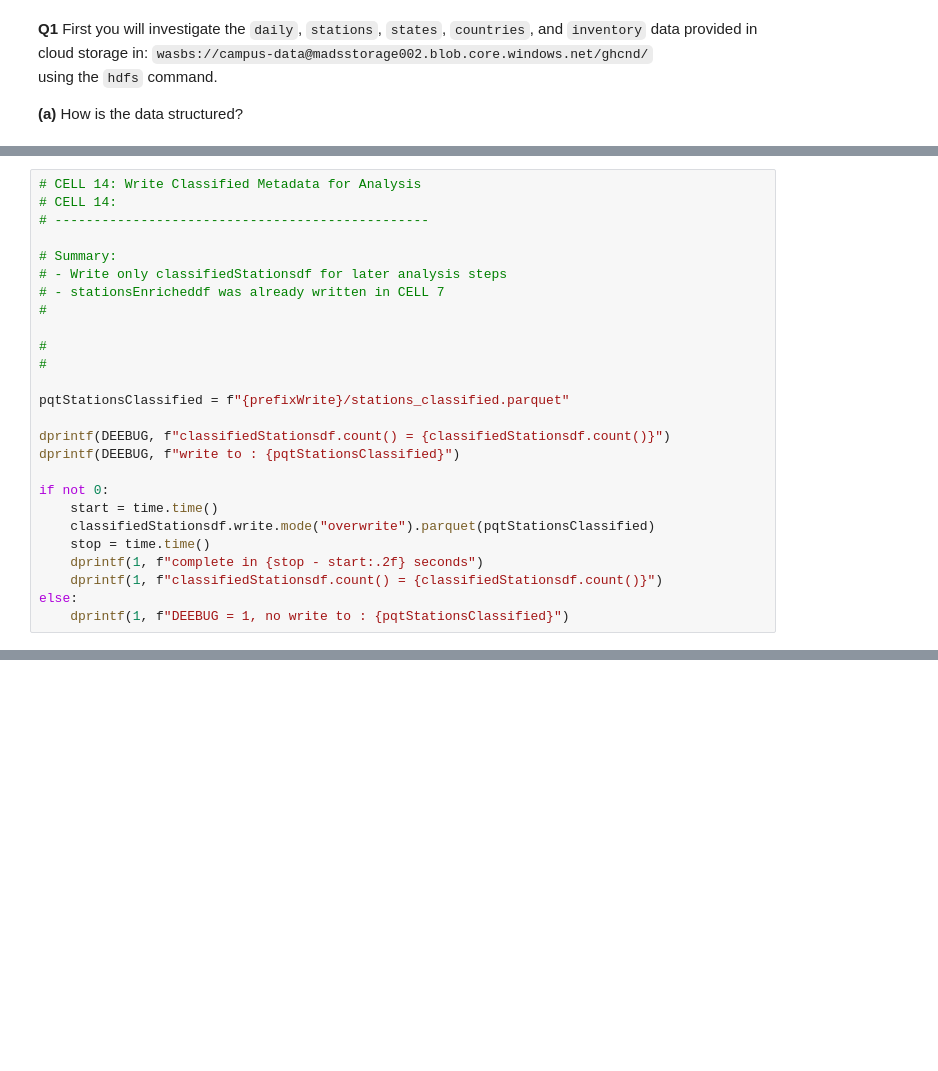
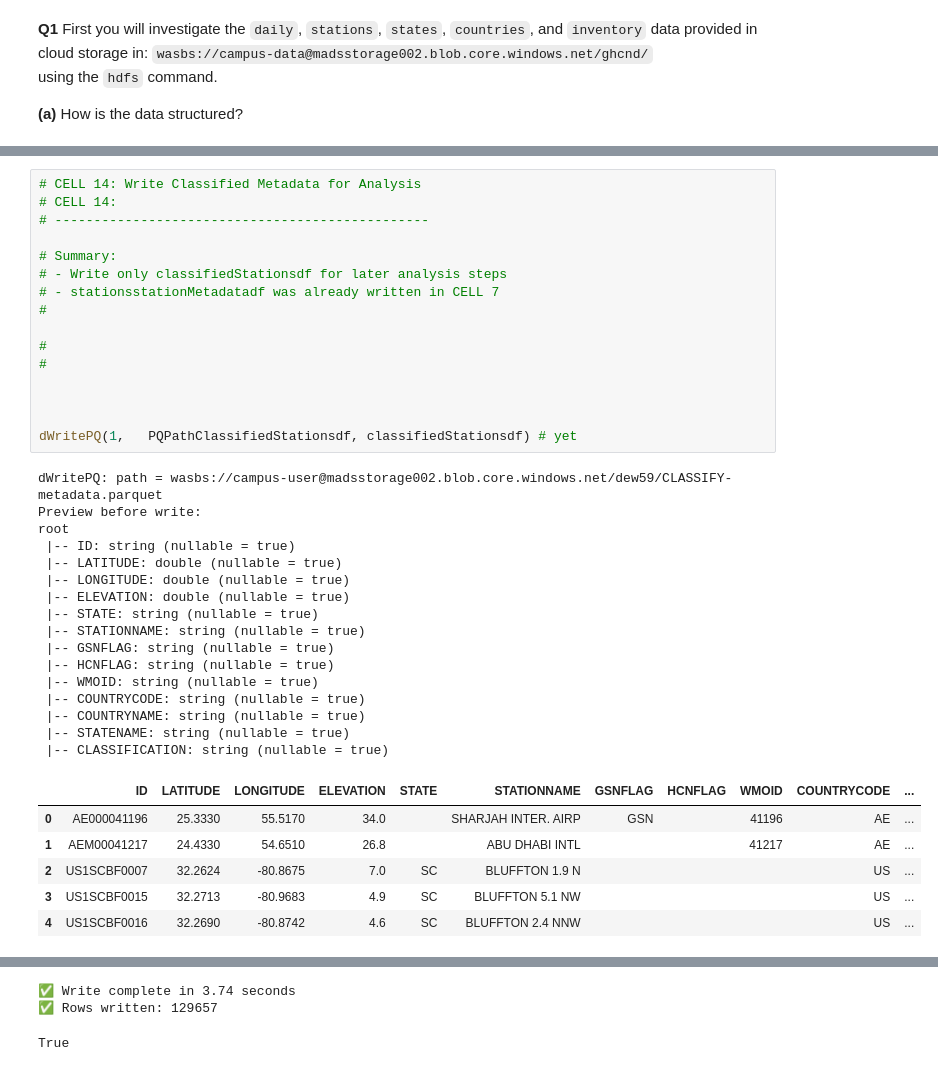
Before and after one commit to david-ewing-nz/ghcn-spark-analysis, a Jupyter notebook: notebooks/01_ghcn2_explore.ipynb, the cells around one changed output, grey strips where cells are left out. Saved outputs shown, nothing was run; the diff lists cells and outputs as text; blank space fills up the shorter version.

```diff
--- a/notebooks/01_ghcn2_explore.ipynb
+++ b/notebooks/01_ghcn2_explore.ipynb
@@ -643,26 +1301,39 @@ dprintf(DEEBUG, f"stationsClassifieddf.count() = {stationsClassifieddf.count()}"
 # %%
 # CELL 14: Write Classified Metadata for Analysis
 # CELL 14:
 # ------------------------------------------------
 
 # Summary:
 # - Write only classifiedStationsdf for later analysis steps
-# - stationsEnricheddf was already written in CELL 7
+# - stationsstationMetadatadf was already written in CELL 7
 #
 
 #
 #
 
-pqtStationsClassified = f"{prefixWrite}/stations_classified.parquet"
 
-dprintf(DEEBUG, f"classifiedStationsdf.count() = {classifiedStationsdf.count()}")
-dprintf(DEEBUG, f"write to : {pqtStationsClassified}")
 
-if not 0:
-    start = time.time()
-    classifiedStationsdf.write.mode("overwrite").parquet(pqtStationsClassified)
-    stop = time.time()
-    dprintf(1, f"complete in {stop - start:.2f} seconds")
-    dprintf(1, f"classifiedStationsdf.count() = {classifiedStationsdf.count()}")
-else:
-    dprintf(1, f"DEEBUG = 1, no write to : {pqtStationsClassified}")
+dWritePQ(1,   PQPathClassifiedStationsdf, classifiedStationsdf) # yet
+# %% [output]
+dWritePQ: path = wasbs://campus-user@madsstorage002.blob.core.windows.net/dew59/CLASSIFY-metadata.parquet
+Preview before write:
+root
+ |-- ID: string (nullable = true)
+ |-- LATITUDE: double (nullable = true)
+ |-- LONGITUDE: double (nullable = true)
+ |-- ELEVATION: double (nullable = true)
+ |-- STATE: string (nullable = true)
+ |-- STATIONNAME: string (nullable = true)
+ |-- GSNFLAG: string (nullable = true)
+ |-- HCNFLAG: string (nullable = true)
+ |-- WMOID: string (nullable = true)
+ |-- COUNTRYCODE: string (nullable = true)
+ |-- COUNTRYNAME: string (nullable = true)
+ |-- STATENAME: string (nullable = true)
+ |-- CLASSIFICATION: string (nullable = true)
+|  | ID | LATITUDE | LONGITUDE | ELEVATION | STATE | STATIONNAME | GSNFLAG | HCNFLAG | WMOID | COUNTRYCODE | ... |
+| 0 | AE000041196 | 25.3330 | 55.5170 | 34.0 |  | SHARJAH INTER. AIRP | GSN |  | 41196 | AE | ... |
+| 1 | AEM00041217 | 24.4330 | 54.6510 | 26.8 |  | ABU DHABI INTL |  |  | 41217 | AE | ... |
+| 2 | US1SCBF0007 | 32.2624 | -80.8675 | 7.0 | SC | BLUFFTON 1.9 N |  |  |  | US | ... |
+| 3 | US1SCBF0015 | 32.2713 | -80.9683 | 4.9 | SC | BLUFFTON 5.1 NW |  |  |  | US | ... |
+| 4 | US1SCBF0016 | 32.2690 | -80.8742 | 4.6 | SC | BLUFFTON 2.4 NNW |  |  |  | US | ... |
@@ -669 +1342,4 @@ else:
+✅ Write complete in 3.74 seconds
+✅ Rows written: 129657
+True
 # %%
```
Also changed, not shown: parts of 28 cells of this notebook, 4 other files.
